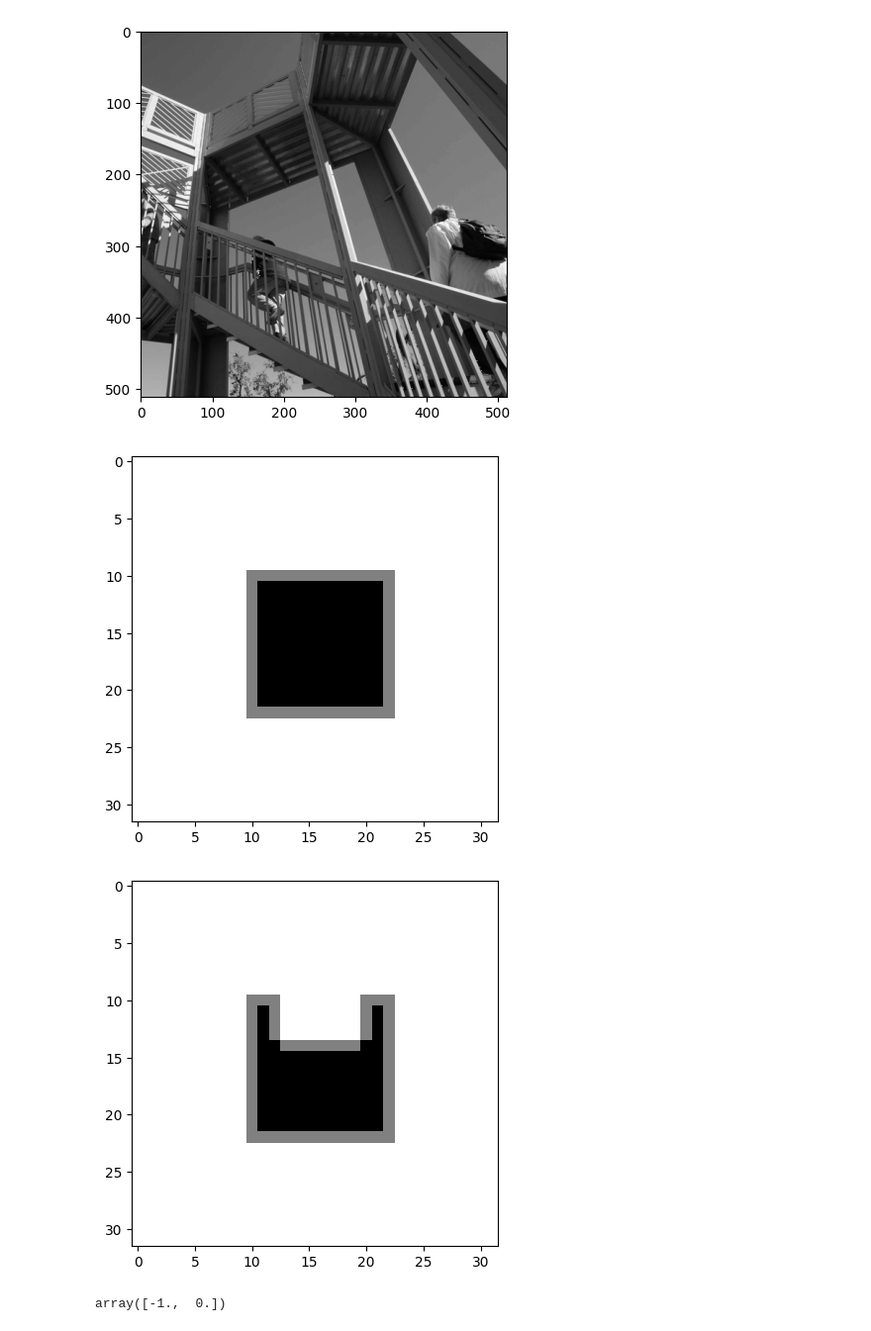
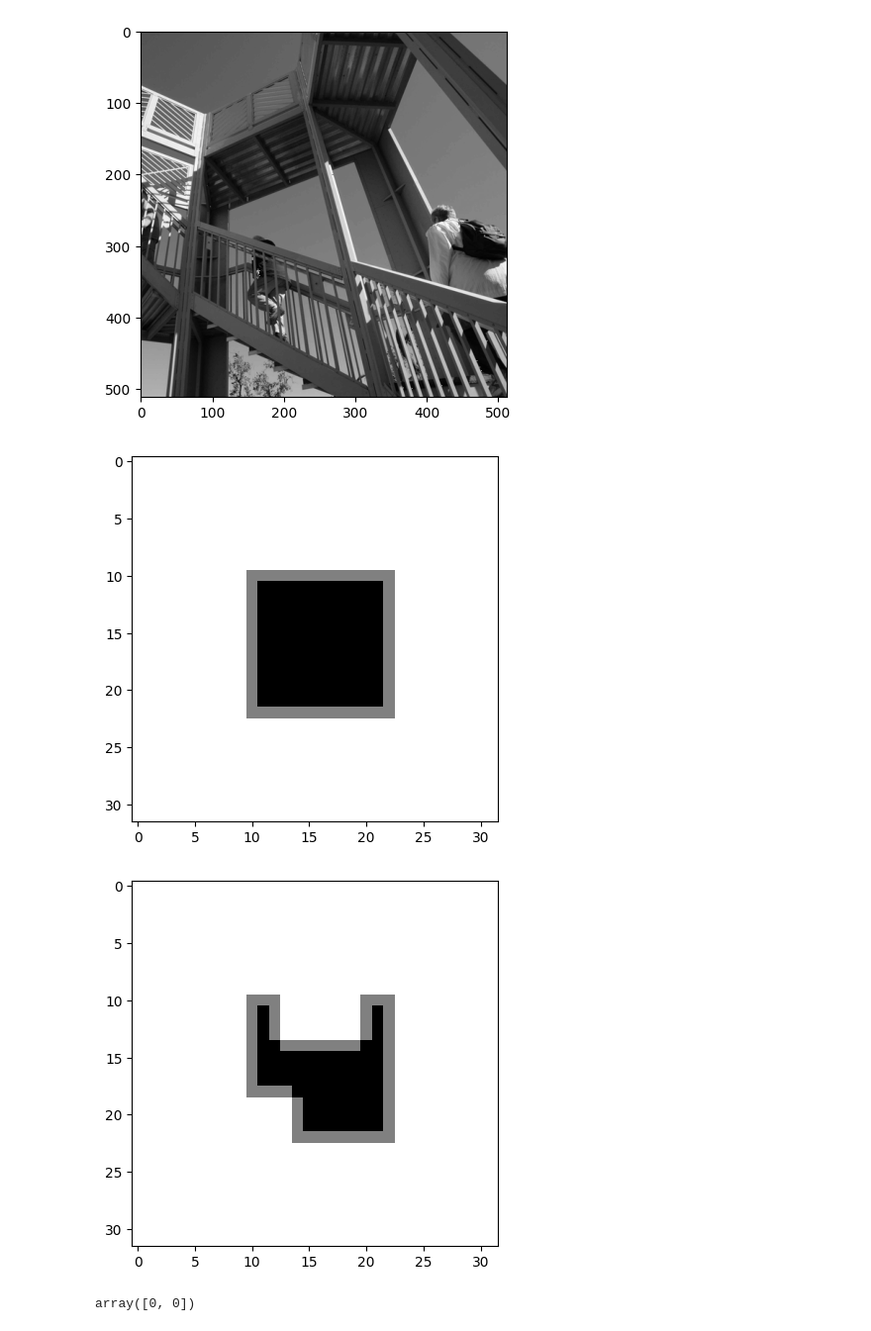
Before and after one commit to micahreich/patch-match, a Jupyter notebook: sequential/object-removal.ipynb, the cells around one changed output. Shown at 99% size. Cells and saved outputs as stored; diff of their text form; code cells hidden in the pictures.

```diff
--- a/sequential/object-removal.ipynb
+++ b/sequential/object-removal.ipynb
@@ -105,22 +107,23 @@ class MaskWithBoundary:
 # %%
 mask = np.ones((32, 32), dtype=bool)
 mask[10:23, 10:23] = False
 
 mask_with_boundary = MaskWithBoundary(mask)
 mask_with_boundary.render_boundary()
 
 mask_with_boundary.fill_patch(10, 16)
+mask_with_boundary.fill_patch(22, 10)
 
 # mask_with_boundary.array[21, 10] = 200
 mask_with_boundary.render_boundary()
 
 xh, yh = 1, 1
 img_pt = mask_with_boundary.array[21 - yh:21 + yh + 1, 10 - xh:10 + xh + 1]
 gradient, norm = grad(img_pt)
 
 gradient
 # %% [output]
 [figure]
-[figure, old version]
+[figure, new version]
-array([-1.,  0.])
+array([0, 0])
 # %%
```
Also changed, not shown: parts of 4 cells of this notebook, 4 other files.
